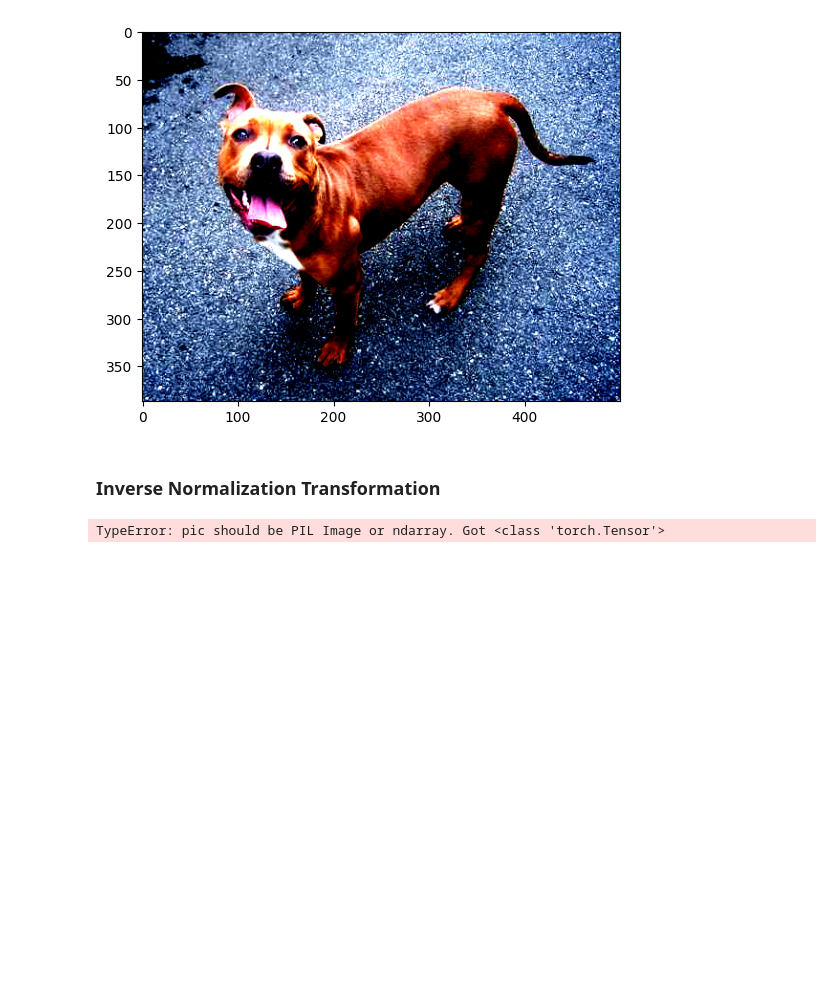
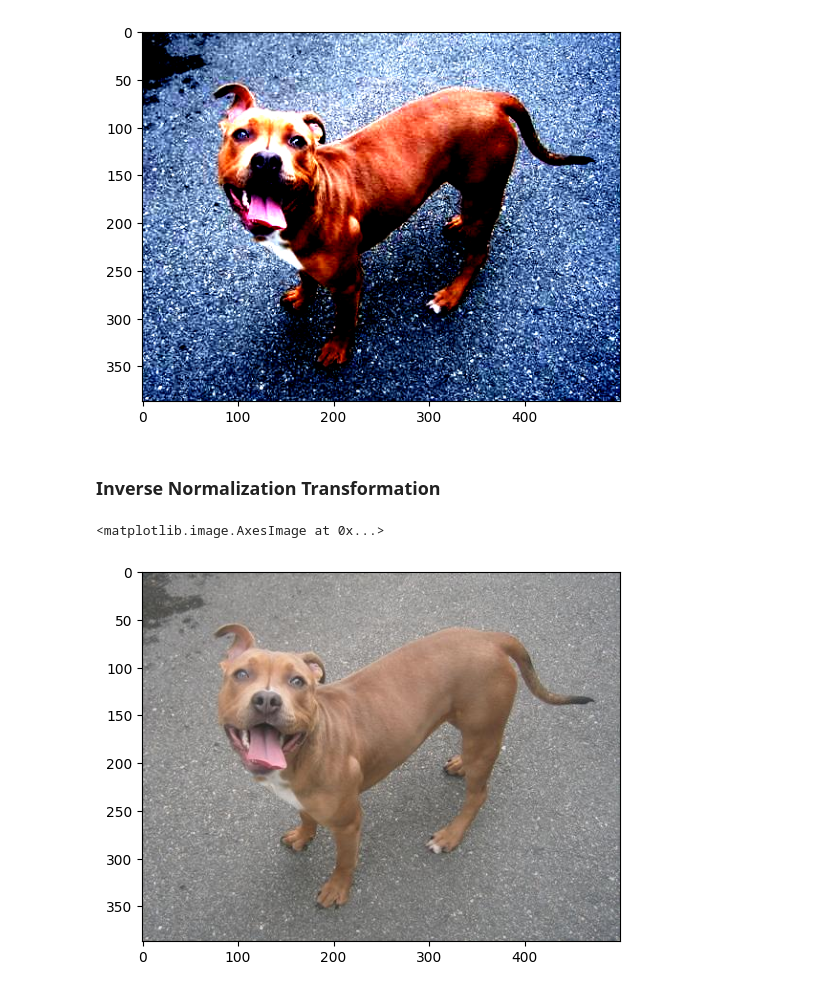
Before and after one commit to saadtariq-ds/Complete-Data-Science-Journey, a Jupyter notebook: 11-Convolutional-Neural-Network/01-PyTorch/04-Real-Images-Transformations.ipynb, the cells around one changed output. Drawn from its saved outputs; the diff is of its cells as text; code cells hidden in the pictures; blank space fills up the shorter version.

Commit message:
Images Transformation

```diff
--- a/11-Convolutional-Neural-Network/01-PyTorch/04-Real-Images-Transformations.ipynb
+++ b/11-Convolutional-Neural-Network/01-PyTorch/04-Real-Images-Transformations.ipynb
@@ -213,15 +213,13 @@ Clipping input data to the valid range for imshow with RGB data ([0..1] for floa
 # %% [markdown]
 ### Inverse Normalization Transformation
 # %%
-inverse_transform = transforms.Compose([
-    transforms.ToTensor(),
-    transforms.Normalize(
-        mean=[-0.485/0.229, -0.456/0.224, -0.406/0.225],
-        std=[1/0.229, 1/0.224, 1/0.225]
-    )
-])
+inverse_transform = transforms.Normalize(
+    mean=[-0.485/0.229, -0.456/0.224, -0.406/0.225],
+    std=[1/0.229, 1/0.224, 1/0.225]
+)
 
 inverse_img = inverse_transform(img)
 plt.imshow(np.transpose(inverse_img.numpy(), (1, 2, 0)))
 # %% [output]
-TypeError: pic should be PIL Image or ndarray. Got <class 'torch.Tensor'>
+<matplotlib.image.AxesImage at 0x...>
+[figure, added]
```
Also changed, not shown: parts of 2 cells of this notebook.
